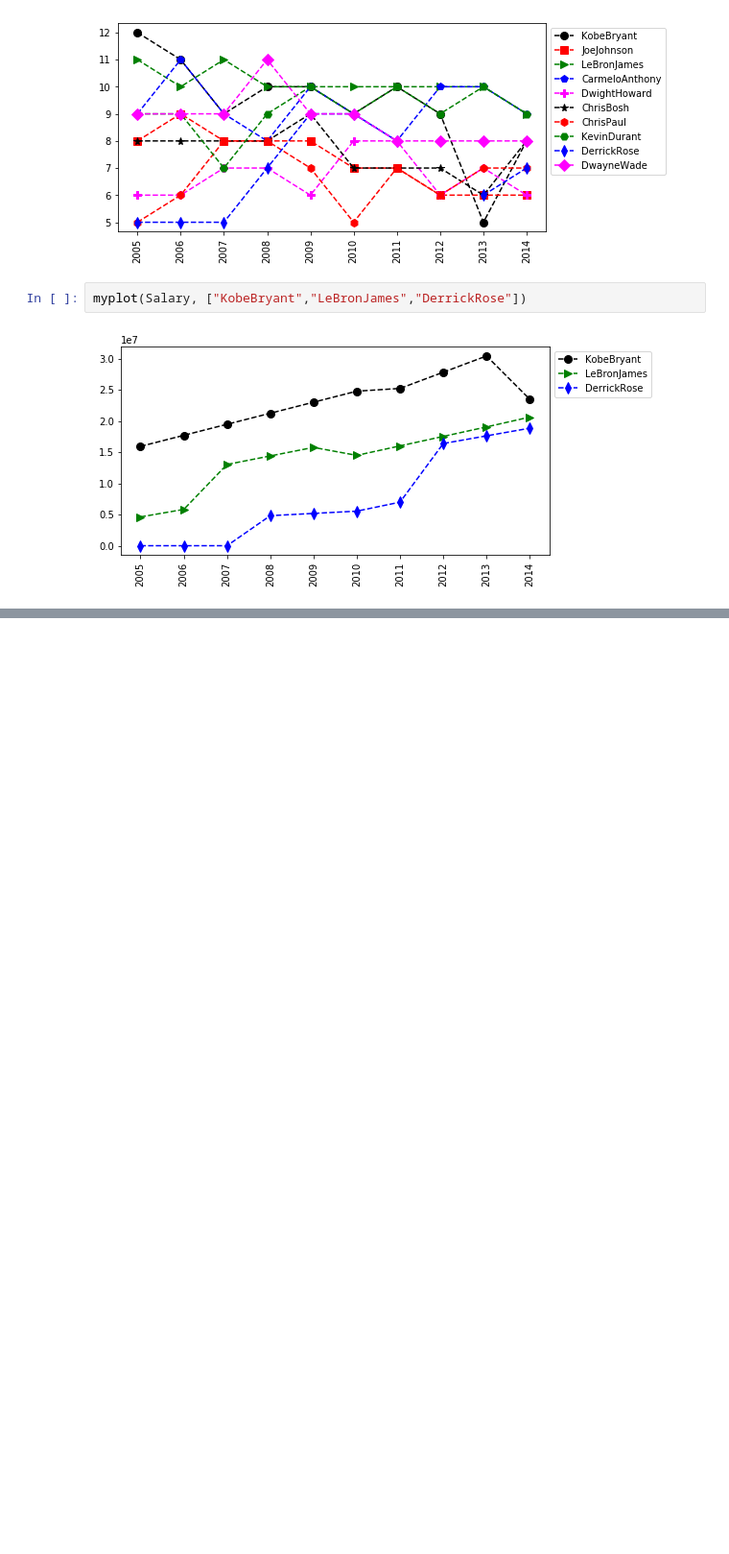
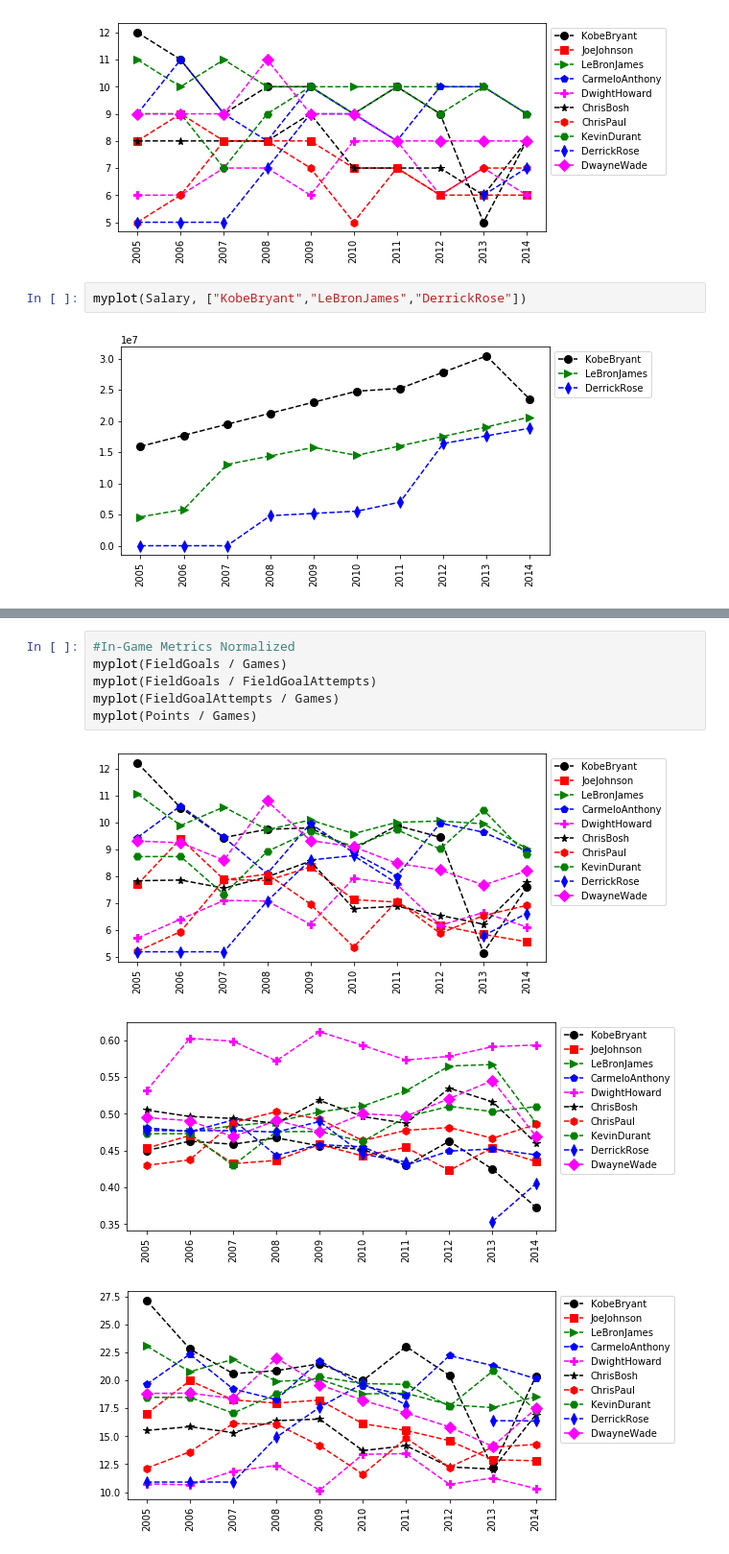
Before and after one commit to moshohel/python-for-data-science, a Jupyter notebook: Basketball Analysis.ipynb, the cells around one changed output, grey strips where cells are left out. Shown at 96% size. Cells and saved outputs as stored; diff of their text form; blank space fills up the shorter version.

```diff
--- a/Basketball Analysis.ipynb
+++ b/Basketball Analysis.ipynb
@@ -880,0 +898,10 @@ myplot(Salary, ["KobeBryant","LeBronJames","DerrickRose"])
+# %%
+#In-Game Metrics Normalized
+myplot(FieldGoals / Games)
+myplot(FieldGoals / FieldGoalAttempts)
+myplot(FieldGoalAttempts / Games)
+myplot(Points / Games)
+# %% [output]
+[figure, added]
+[figure, added]
+[figure, added]
```
Also changed, not shown: parts of 7 cells of this notebook, 2 other files.
